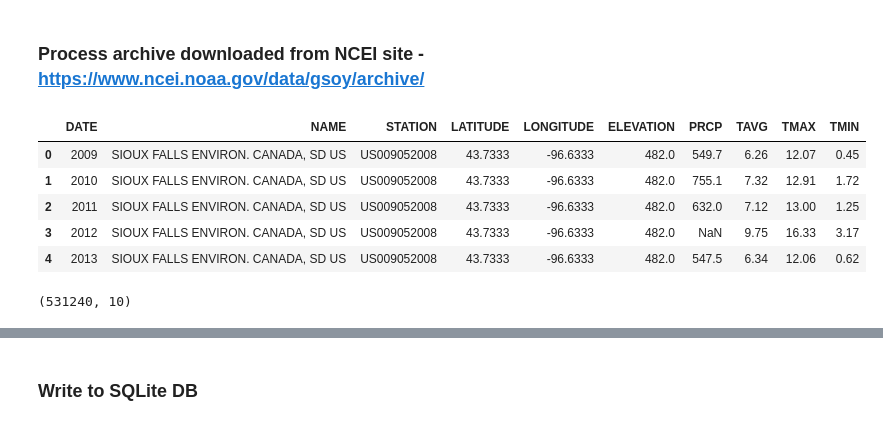
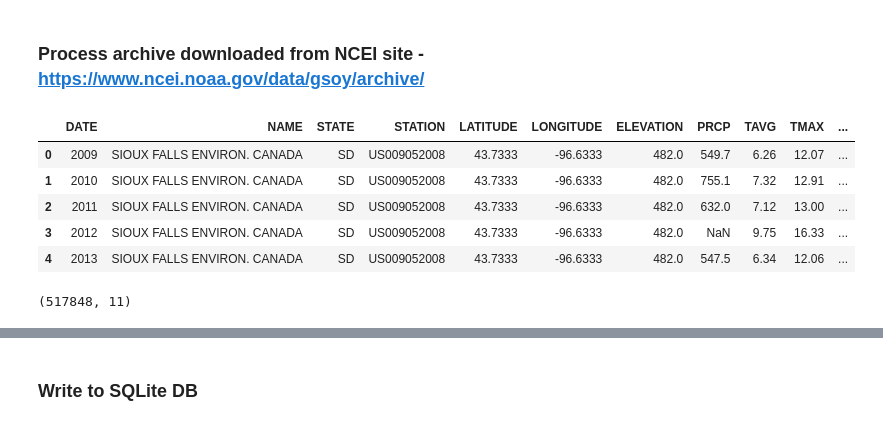
Before and after one commit to kd017/ADVENTUROUS.LY, a Jupyter notebook: notebooks/process_raw_data.ipynb, the cells around one changed output, grey strips where cells are left out. Cells and saved outputs as stored; diff of their text form; code cells hidden in the pictures.

Commit message:
Handle missing values, add state column, implement data access API

```diff
--- a/notebooks/process_raw_data.ipynb
+++ b/notebooks/process_raw_data.ipynb
@@ -26,36 +26,38 @@ RAW_DATA_FILE=os.path.join("..", "data", "gsoy-latest.tar.gz")
 # %%
 final_df = pd.DataFrame()
 
 with tarfile.open(RAW_DATA_FILE, "r:gz") as tar:
     for index, member in enumerate(tar.getmembers()):
         # Extract only US data
         if not member.name.startswith('US'):
             continue
         csv = tar.extractfile(member)
         member_df = pd.read_csv(csv)
         # Skip records with no PRCP or TAVG. If record has TAVG, it also has TMAX and TMIN
         if 'TAVG' not in member_df.columns or 'PRCP' not in member_df.columns:
             continue
 
+        member_df['NAME'] = member_df['NAME'].str.replace(' US', '')
+        member_df['STATE'] = member_df['NAME'].apply(lambda x: x.split(',')[-1].strip())
+        member_df['NAME'] = member_df['NAME'].apply(lambda x: x.split(',')[0].strip())
+
+        # Use 1923 and later for analysis
+        member_df = member_df[member_df.DATE >= 1923]
+
         # Extract only columns that are relevant for this analysis
-        COLS_OF_INTEREST = ['DATE', 'NAME', 'STATION', 'LATITUDE', 'LONGITUDE', 'ELEVATION', 'PRCP', 'TAVG', 'TMAX', 'TMIN']
-        member_df = member_df[COLS_OF_INTEREST]
-
-        # Use 1918 and later for analysis
-        member_df = member_df[member_df.DATE >= 1918]
+        COLS_OF_INTEREST = ['DATE', 'NAME', 'STATE', 'STATION', 'LATITUDE', 'LONGITUDE', 'ELEVATION', 'PRCP', 'TAVG', 'TMAX', 'TMIN']
         final_df = pd.concat([final_df, member_df[COLS_OF_INTEREST]], sort=False)
-        #if index > 10:
+        #if index > 1:
         #    break
-
 final_df.head()
 # %% [output]
-|  | DATE | NAME | STATION | LATITUDE | LONGITUDE | ELEVATION | PRCP | TAVG | TMAX | TMIN |
-| 0 | 2009 | SIOUX FALLS ENVIRON. CANADA, SD US | US009052008 | 43.7333 | -96.6333 | 482.0 | 549.7 | 6.26 | 12.07 | 0.45 |
-| 1 | 2010 | SIOUX FALLS ENVIRON. CANADA, SD US | US009052008 | 43.7333 | -96.6333 | 482.0 | 755.1 | 7.32 | 12.91 | 1.72 |
-| 2 | 2011 | SIOUX FALLS ENVIRON. CANADA, SD US | US009052008 | 43.7333 | -96.6333 | 482.0 | 632.0 | 7.12 | 13.00 | 1.25 |
-| 3 | 2012 | SIOUX FALLS ENVIRON. CANADA, SD US | US009052008 | 43.7333 | -96.6333 | 482.0 | NaN | 9.75 | 16.33 | 3.17 |
-| 4 | 2013 | SIOUX FALLS ENVIRON. CANADA, SD US | US009052008 | 43.7333 | -96.6333 | 482.0 | 547.5 | 6.34 | 12.06 | 0.62 |
+|  | DATE | NAME | STATE | STATION | LATITUDE | LONGITUDE | ELEVATION | PRCP | TAVG | TMAX | ... |
+| 0 | 2009 | SIOUX FALLS ENVIRON. CANADA | SD | US009052008 | 43.7333 | -96.6333 | 482.0 | 549.7 | 6.26 | 12.07 | ... |
+| 1 | 2010 | SIOUX FALLS ENVIRON. CANADA | SD | US009052008 | 43.7333 | -96.6333 | 482.0 | 755.1 | 7.32 | 12.91 | ... |
+| 2 | 2011 | SIOUX FALLS ENVIRON. CANADA | SD | US009052008 | 43.7333 | -96.6333 | 482.0 | 632.0 | 7.12 | 13.00 | ... |
+| 3 | 2012 | SIOUX FALLS ENVIRON. CANADA | SD | US009052008 | 43.7333 | -96.6333 | 482.0 | NaN | 9.75 | 16.33 | ... |
+| 4 | 2013 | SIOUX FALLS ENVIRON. CANADA | SD | US009052008 | 43.7333 | -96.6333 | 482.0 | 547.5 | 6.34 | 12.06 | ... |
 # %%
 final_df.shape
 # %% [output]
-(531240, 10)
+(517848, 11)
```
Also changed, not shown: parts of 5 cells of this notebook, 6 other files.
